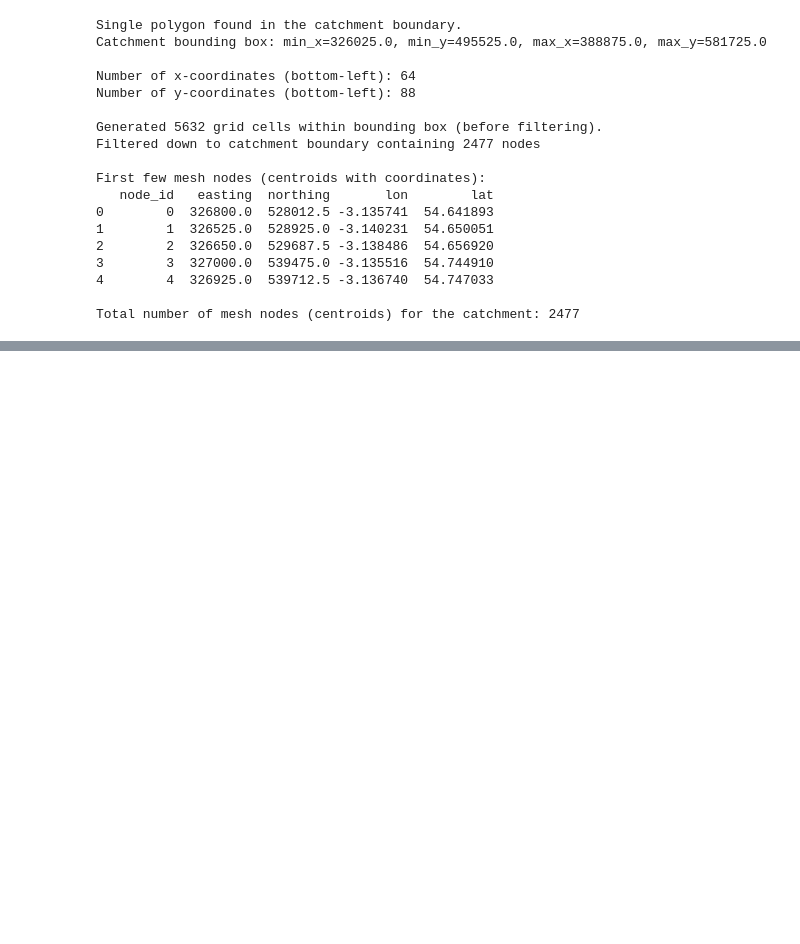
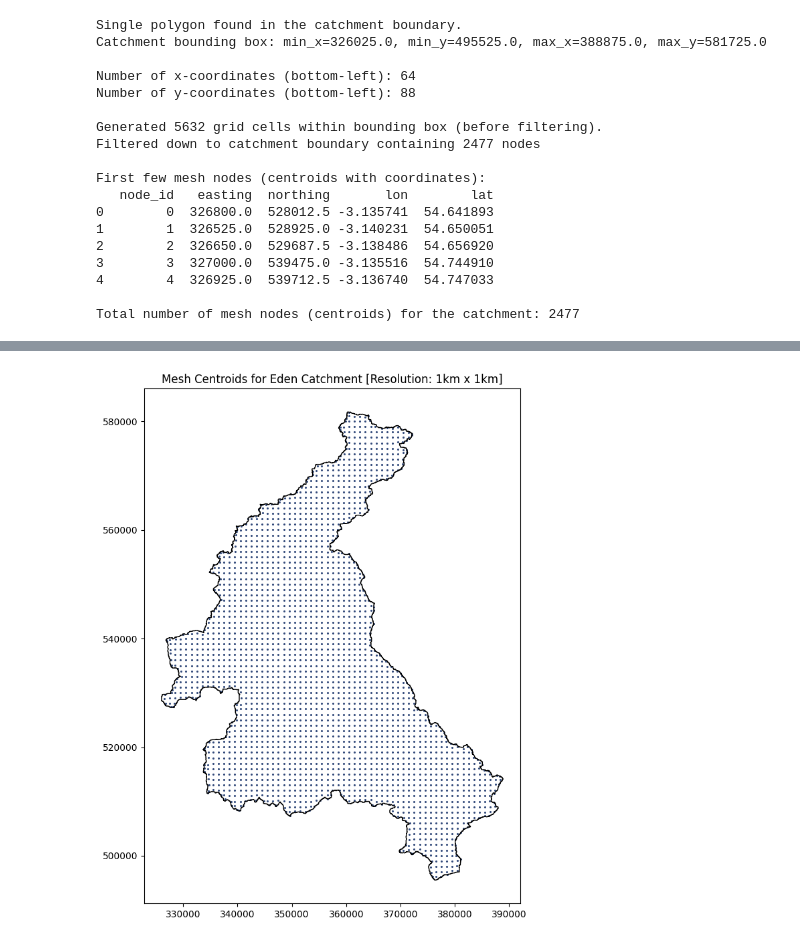
Before and after one commit to CharlotteGithub-prog/GAT-LSTM_groundwater_modelling, a Jupyter notebook: eden_catchment.ipynb, the cells around one changed output, grey strips where cells are left out. Saved outputs shown, nothing was run; the diff lists cells and outputs as text; code cells hidden in the pictures; blank space fills up the shorter version.

Commit message:
Add initial map views of catchment grid

```diff
--- a/eden_catchment.ipynb
+++ b/eden_catchment.ipynb
@@ -87,13 +88,13 @@ def build_mesh(shape_filepath, grid_resolution=1000):
     print(mesh_nodes_table.head())
     print(f"\nTotal number of mesh nodes (centroids) for the catchment: {len(mesh_nodes_table)}\n")
 
-    return mesh_nodes_table, mesh_nodes_gdf
+    return mesh_nodes_table, mesh_nodes_gdf, catchment_polygon
 # %% [markdown]
 Create mesh using input shape file
 # %%
 # Define spatial boundary shape filepath from https://nrfa.ceh.ac.uk/data/station/spatial_download/76007
 shape_filepath = "data/eden_catchment_boundary/NRFA_catchments.shp"
-mesh_nodes_table, mesh_nodes_gdf = build_mesh(shape_filepath, grid_resolution=1000)
+mesh_nodes_table, mesh_nodes_gdf, catchment_polygon = build_mesh(shape_filepath, grid_resolution=1000)
 # %% [output]
 Single polygon found in the catchment boundary.
 Catchment bounding box: min_x=326025.0, min_y=495525.0, max_x=388875.0, max_y=581725.0
@@ -115,0 +130,11 @@ Total number of mesh nodes (centroids) for the catchment: 2477
+# %%
+import matplotlib.pyplot as plt
+
+fig, ax = plt.subplots(figsize=(10, 10))
+mesh_nodes_gdf.plot(ax=ax, color='#354c7c', markersize=1.5)
+catchment_polygon.plot(ax=ax, facecolor='none', edgecolor='black')
+
+plt.title("Mesh Centroids for Eden Catchment [Resolution: 1km x 1km]")
+plt.show()
+# %% [output]
+[figure, added]
```
Also changed, not shown: parts of 2 cells of this notebook, 1 other file.
